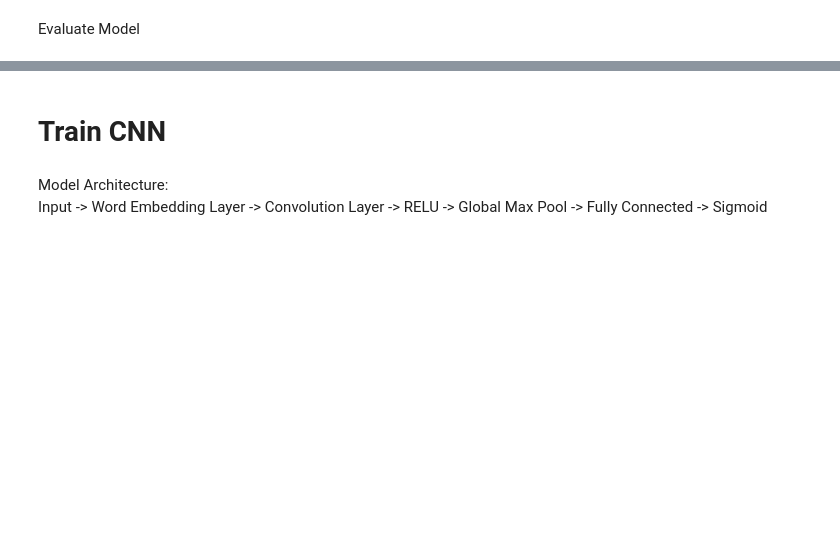
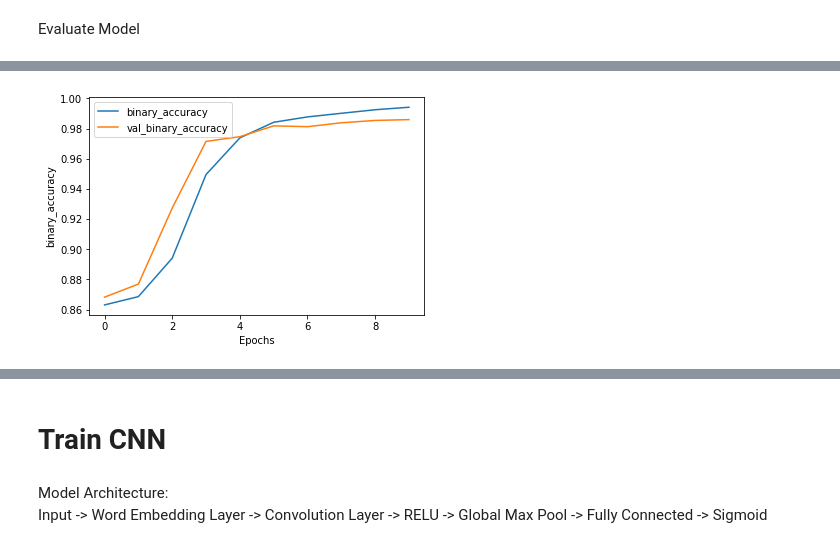
Before and after one commit to kshitij1489/review_classification, a Jupyter notebook: review_classifier.ipynb, the cells around one changed output, grey strips where cells are left out. Cells and saved outputs as stored; diff of their text form; code cells hidden in the pictures; blank space fills up the shorter version.

```diff
--- a/review_classifier.ipynb
+++ b/review_classifier.ipynb
@@ -73,7 +62,7 @@ Here the LSTM output to the next fully connected layer is from the last time ste
 X, y, tokenizer, label_index = tokenize_data(df['pp_sent'].values, df['label'])
 model_lstm = TextClassifier(tokenizer, label_index)
 
-X_train, X_test, y_train, y_test = train_test_split(X, y, test_size=0.33, random_state=42)
+X_train, X_test, y_train, y_test = train_test_split(X, y, test_size=0.20, random_state=42)
 
-history_lstm = model_lstm.train(X_train, y_train, 'LSTM')
+history_lstm = model_lstm.train(X_train, y_train, 'LSTM', epochs = 10)
 model_lstm.model.summary()
@@ -86,3 +101,5 @@ print('Test Accuracy: {}'.format(test_acc))
 # %%
-plot_graphs(history_lstm, 'binary_accuracy')
+plot_graphs(history_lstm.history, 'binary_accuracy')
+# %% [output]
+[figure, added]
 # %%
```
Also changed, not shown: parts of 53 cells of this notebook, 2 other files.
